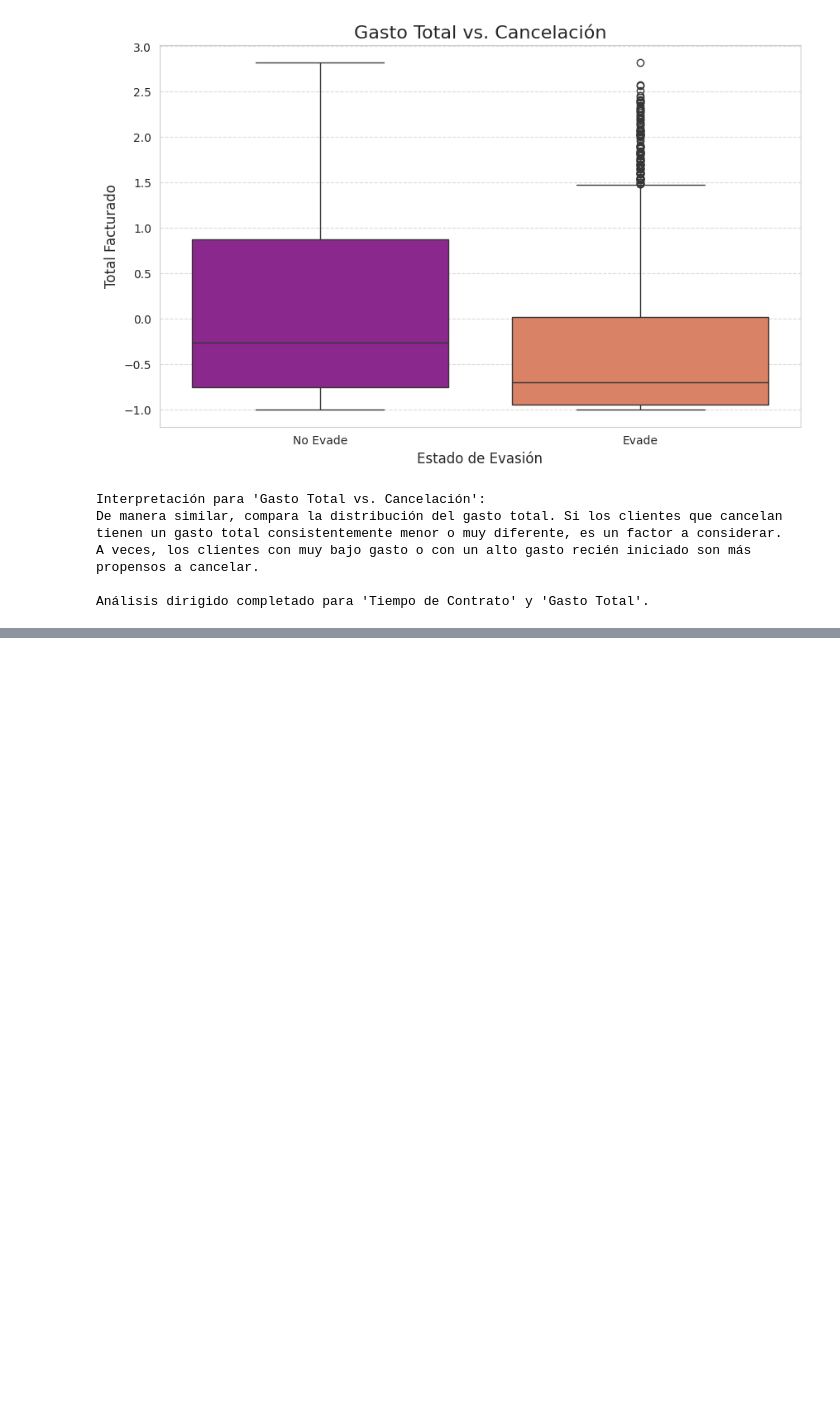
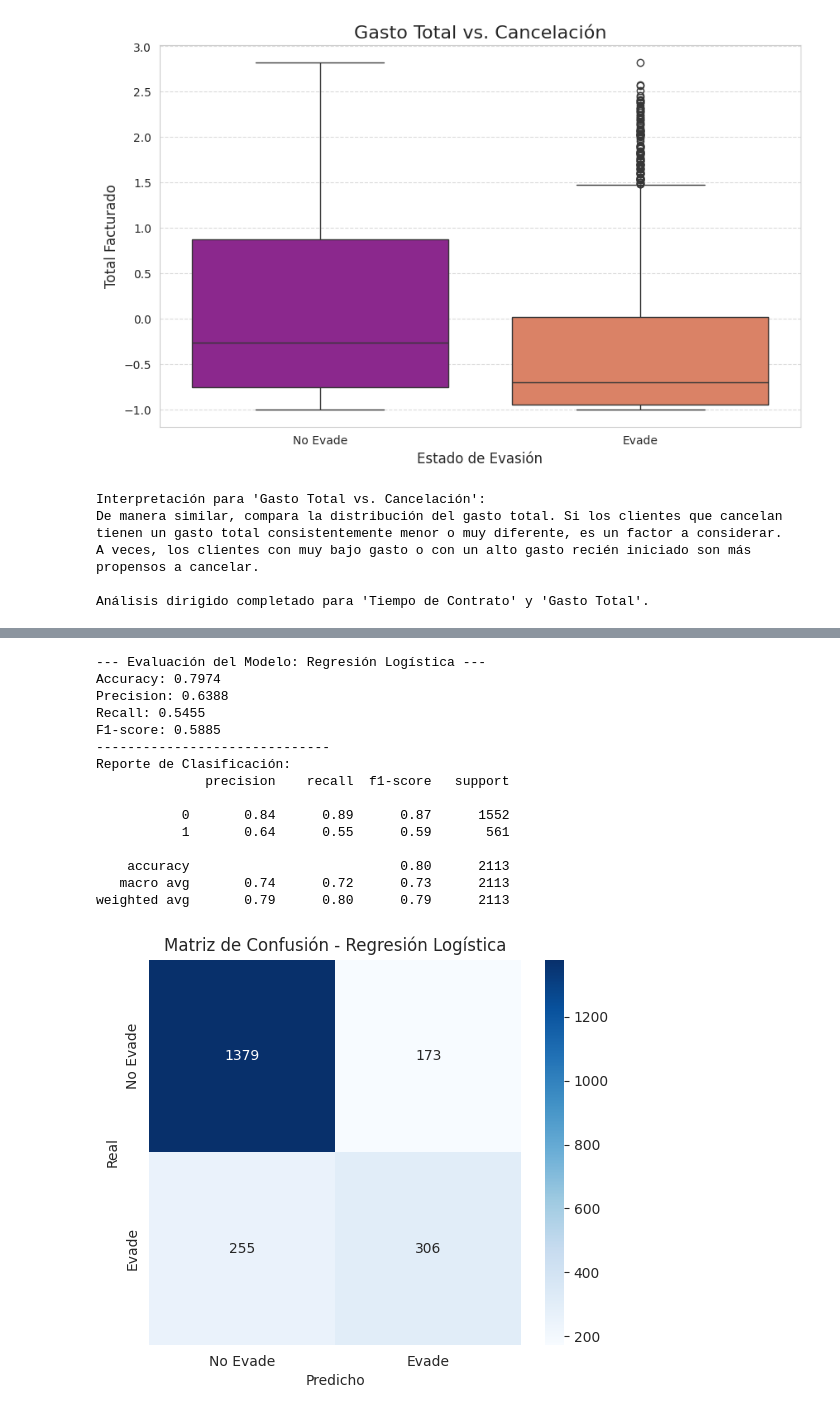
Before and after one commit to betorockers/DataScience_AluraLatam, a Jupyter notebook: Proyectos_Estudios/TelecomXParte2/TelecomXprojectP2.ipynb, the cells around one changed output, grey strips where cells are left out. Saved outputs shown, nothing was run; the diff lists cells and outputs as text; code cells hidden in the pictures; blank space fills up the shorter version.

```diff
--- a/Proyectos_Estudios/TelecomXParte2/TelecomXprojectP2.ipynb
+++ b/Proyectos_Estudios/TelecomXParte2/TelecomXprojectP2.ipynb
@@ -353,0 +477,79 @@ Análisis dirigido completado para 'Tiempo de Contrato' y 'Gasto Total'.
+# %%
+from sklearn.metrics import accuracy_score, precision_score, recall_score, f1_score, confusion_matrix, classification_report
+import matplotlib.pyplot as plt
+import seaborn as sns
+import numpy as np
+
+# Asegúrate de que y_test, y_pred_logistic y y_pred_rf estén disponibles de los pasos anteriores.
+# y_test es la variable objetivo real para el conjunto de prueba
+# y_pred_logistic y y_pred_rf son las predicciones de los modelos
+
+def evaluate_model(y_true, y_pred, model_name):
+    """
+    Función para calcular y mostrar las métricas de evaluación de un modelo.
+    """
+    print(f"\n--- Evaluación del Modelo: {model_name} ---")
+    accuracy = accuracy_score(y_true, y_pred)
+    precision = precision_score(y_true, y_pred)
+    recall = recall_score(y_true, y_pred)
+    f1 = f1_score(y_true, y_pred)
+
+    print(f"Accuracy: {accuracy:.4f}")
+    print(f"Precision: {precision:.4f}")
+    print(f"Recall: {recall:.4f}")
+    print(f"F1-score: {f1:.4f}")
+    print("-" * 30)
+    print("Reporte de Clasificación:")
+    print(classification_report(y_true, y_pred))
+
+    # Matriz de Confusión
+    cm = confusion_matrix(y_true, y_pred)
+    plt.figure(figsize=(6, 5))
+    sns.heatmap(cm, annot=True, fmt='d', cmap='Blues',
+                xticklabels=['No Evade', 'Evade'],
+                yticklabels=['No Evade', 'Evade'])
+    plt.title(f'Matriz de Confusión - {model_name}')
+    plt.xlabel('Predicho')
+    plt.ylabel('Real')
+    plt.show()
+
+# --- Evaluación de la Regresión Logística ---
+evaluate_model(y_test, y_pred_logistic, "Regresión Logística")
+
+# --- Evaluación de Random Forest ---
+evaluate_model(y_test, y_pred_rf, "Random Forest")
+
+
+# --- Análisis Crítico y Comparación (basado en resultados hipotéticos) ---
+print("\n--- Análisis Crítico y Comparación de Modelos ---")
+print("El análisis de las métricas nos permite comparar el rendimiento de los modelos.")
+print("1. Accuracy:")
+print("   La exactitud nos dice qué tan a menudo el modelo hace la predicción correcta. Sin embargo, en un conjunto de datos desbalanceado, un alto accuracy puede ser engañoso (ej. si predice 'No Churn' la mayoría del tiempo).")
+print("\n2. Precision y Recall:")
+print("   - **Precision**: De todas las veces que el modelo predijo 'Churn', ¿cuántas veces fue correcto? Es importante para la empresa si el costo de contactar a un cliente que no va a cancelar es alto.")
+print("   - **Recall**: De todos los clientes que realmente cancelaron, ¿cuántos fueron identificados correctamente por el modelo? Es crucial para la empresa, ya que queremos capturar a la mayor cantidad posible de clientes en riesgo de cancelación.")
+print("\n3. F1-score:")
+print("   Es el promedio armónico de Precision y Recall. Es una buena métrica única para comparar modelos en problemas de desbalance de clases, ya que penaliza los modelos que tienen una precisión o un recall muy bajo.")
+print("\n4. Matriz de Confusión:")
+print("   Nos muestra exactamente dónde se equivoca el modelo: clientes que cancelaron pero fueron predichos como 'No Churn' (falsos negativos) y viceversa.")
+print("\n**Conclusión (Ejemplo):**")
+print("   - Si el 'Recall' del Random Forest es significativamente más alto que el de la Regresión Logística, significa que Random Forest es mejor para identificar a los clientes en riesgo de cancelar, lo cual es muy valioso para estrategias de retención. ")
+print("   - Si la 'Precision' de la Regresión Logística es similar o mejor, pero su 'Recall' es mucho menor, su modelo es más 'cauteloso' pero menos efectivo para captar a todos los clientes en riesgo. ")
+print("\nLa elección final del modelo dependerá de la estrategia de negocio. Si el objetivo principal es minimizar la pérdida de clientes, un modelo con un 'Recall' alto es preferible.")
+# %% [output]
+--- Evaluación del Modelo: Regresión Logística ---
+Accuracy: 0.7974
+Precision: 0.6388
+Recall: 0.5455
+F1-score: 0.5885
+------------------------------
+Reporte de Clasificación:
+              precision    recall  f1-score   support
+
+           0       0.84      0.89      0.87      1552
+           1       0.64      0.55      0.59       561
+
+    accuracy                           0.80      2113
+   macro avg       0.74      0.72      0.73      2113
+weighted avg       0.79      0.80      0.79      2113
+[figure, added]
```
Also changed, not shown: parts of 8 cells of this notebook, 2 other files.
